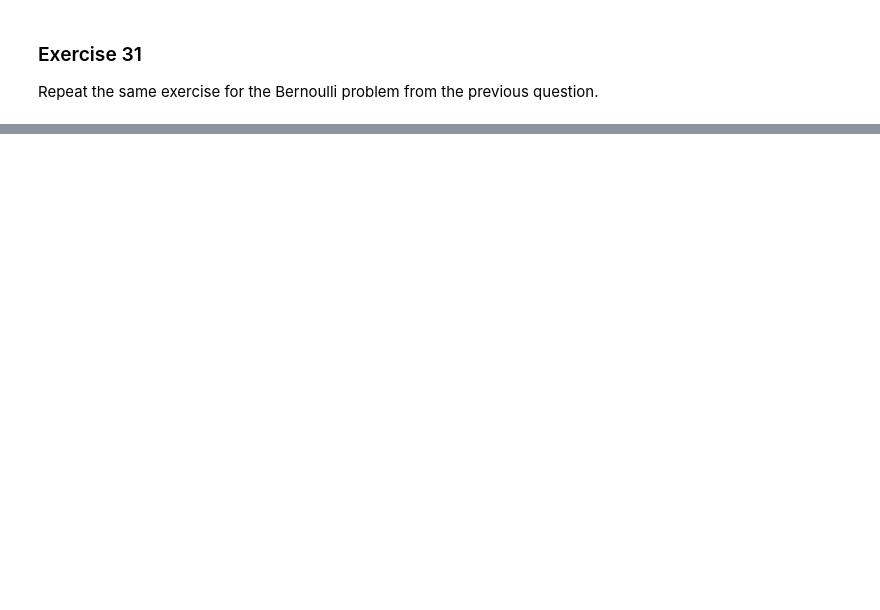
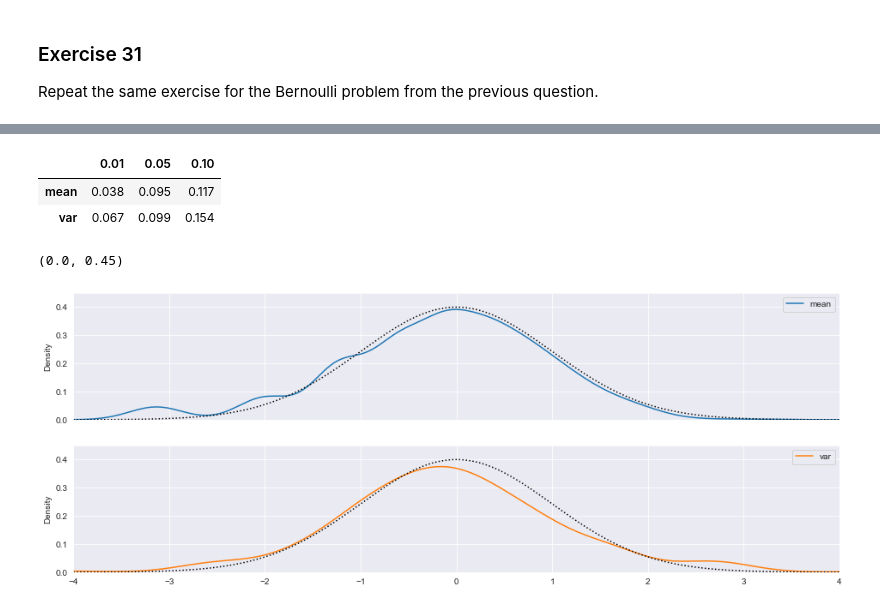
Before and after one commit to GeorgeHockey/python-introduction, a Jupyter notebook: course/autumn/estimation-bias-and-variance.ipynb, the cells around one changed output, grey strips where cells are left out. Drawn from its saved outputs; the diff is of its cells as text; code cells hidden in the pictures; blank space fills up the shorter version.

```diff
--- a/course/autumn/estimation-bias-and-variance.ipynb
+++ b/course/autumn/estimation-bias-and-variance.ipynb
@@ -40,9 +50,9 @@ Repeat Exercises 24 and 25 a total of 1000 times.
 Examine the finite sample bias of these estimators relative to the true values.
 # %%
 estimates = np.zeros((1000,2))
-acov = np.zeros((1000,2,2))
+acovs = np.zeros((1000,2,2))
 for i in range(1000):
-    rvs = rs.chisquare(5,size=10)
+    rvs = rs.chisquare(5,size=10000)
     rvs_mu = rvs.mean()
     rvs_var = rvs.var()
     estimates[i] = [rvs_mu, rvs_var]
@@ -52,8 +62,10 @@ for i in range(1000):
     mom_errs = np.array([errs,errs**2 - rvs_var]).T
     nobs = mom_errs.shape[0]
 
-    acov[i] = mom_errs.T @ mom_errs / nobs
+    acovs[i] = mom_errs.T @ mom_errs / nobs
 
 bias = estimates.mean(axis=0) - np.array([5,10])
 print(f"The bias of the mean is {bias[0]} and the bias of the variance is {bias[1]}")
+# mean is pretty good - variance we systematically underestimate the variance
+# biasted by a factor of n/n-1, called the Bessel's correction
 # %% [output]
@@ -102,0 +193,36 @@ Repeat the same exercise for the Bernoulli problem from the previous question.
+# %%
+z = np.zeros((1000, 2))
+for i in range(1000):
+    err = estimates[i] - population_values
+    acov = acovs[i]
+    avars = np.diag(acov)
+    z[i] = (np.sqrt(sample_size) * err) / np.sqrt(avars)
+
+z.flat[~np.isfinite(z.flat)] = np.nan
+
+results = {}
+abs_z = np.abs(z)
+for quantile in [.01, .05, .1]:
+    cutoff = stats.norm.ppf(1 - quantile/2)
+    above = abs_z > cutoff
+    results[quantile] = above.mean(0)
+pd.DataFrame(results, index=["mean", "var"])
+# %% [output]
+|  | 0.01 | 0.05 | 0.10 |
+| mean | 0.038 | 0.095 | 0.117 |
+| var | 0.067 | 0.099 | 0.154 |
+# %%
+z = pd.DataFrame(z, columns=['mean', 'var'])
+
+plt.rc("figure", figsize=(16,6))
+ax = z.plot.kde(subplots=True)
+ax[0].set_xlim(-4,4)
+ax[0].plot(x, pdf, color="black", linestyle=":")
+ax[0].set_ylim(0,0.45)
+
+ax[1].set_xlim(-4,4)
+ax[1].plot(x, pdf, color="black", linestyle=":")
+ax[1].set_ylim(0,0.45)
+# %% [output]
+(0.0, 0.45)
+[figure, added]
```
Also changed, not shown: parts of 9 cells of this notebook, 1 other file.
